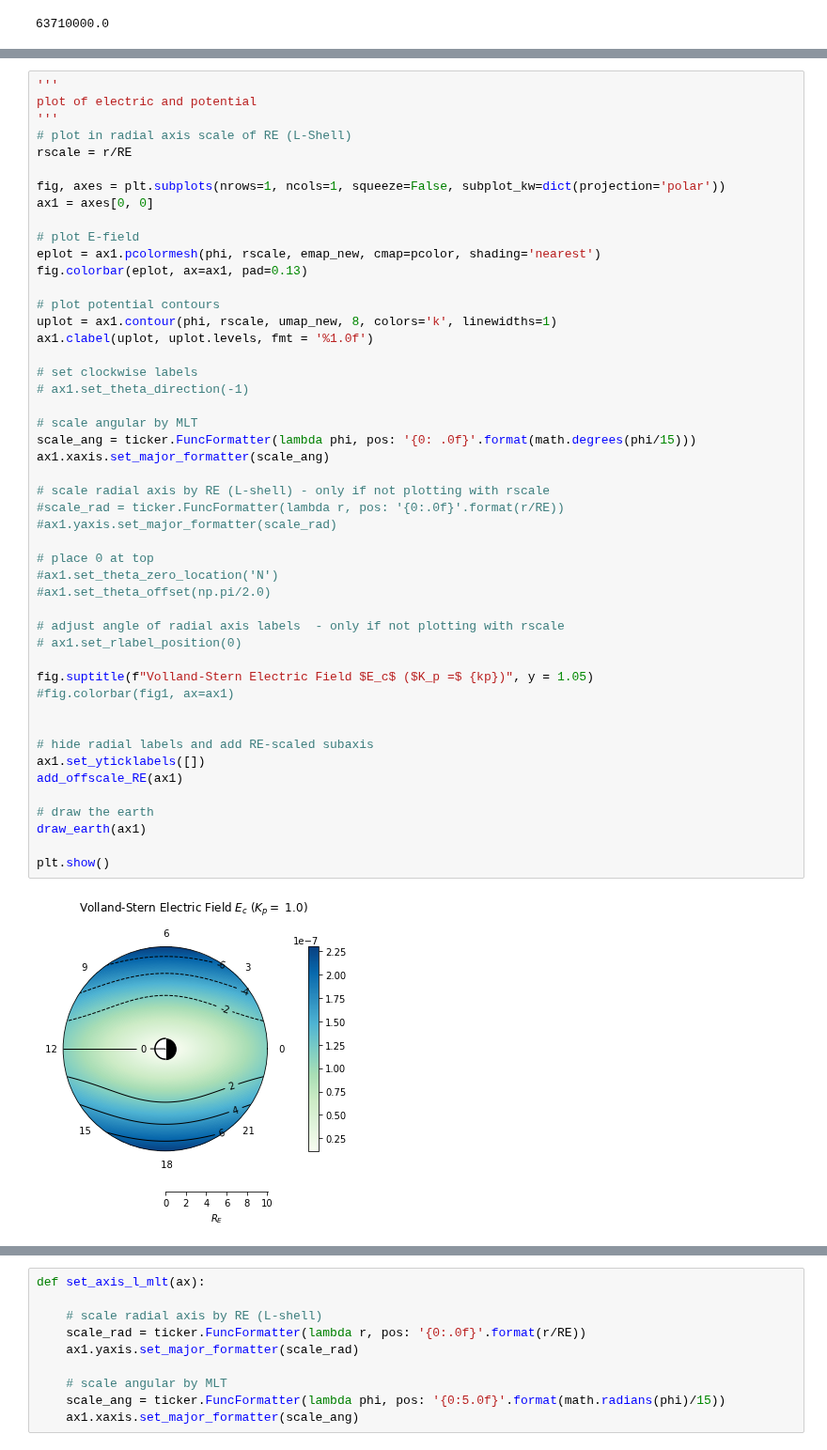
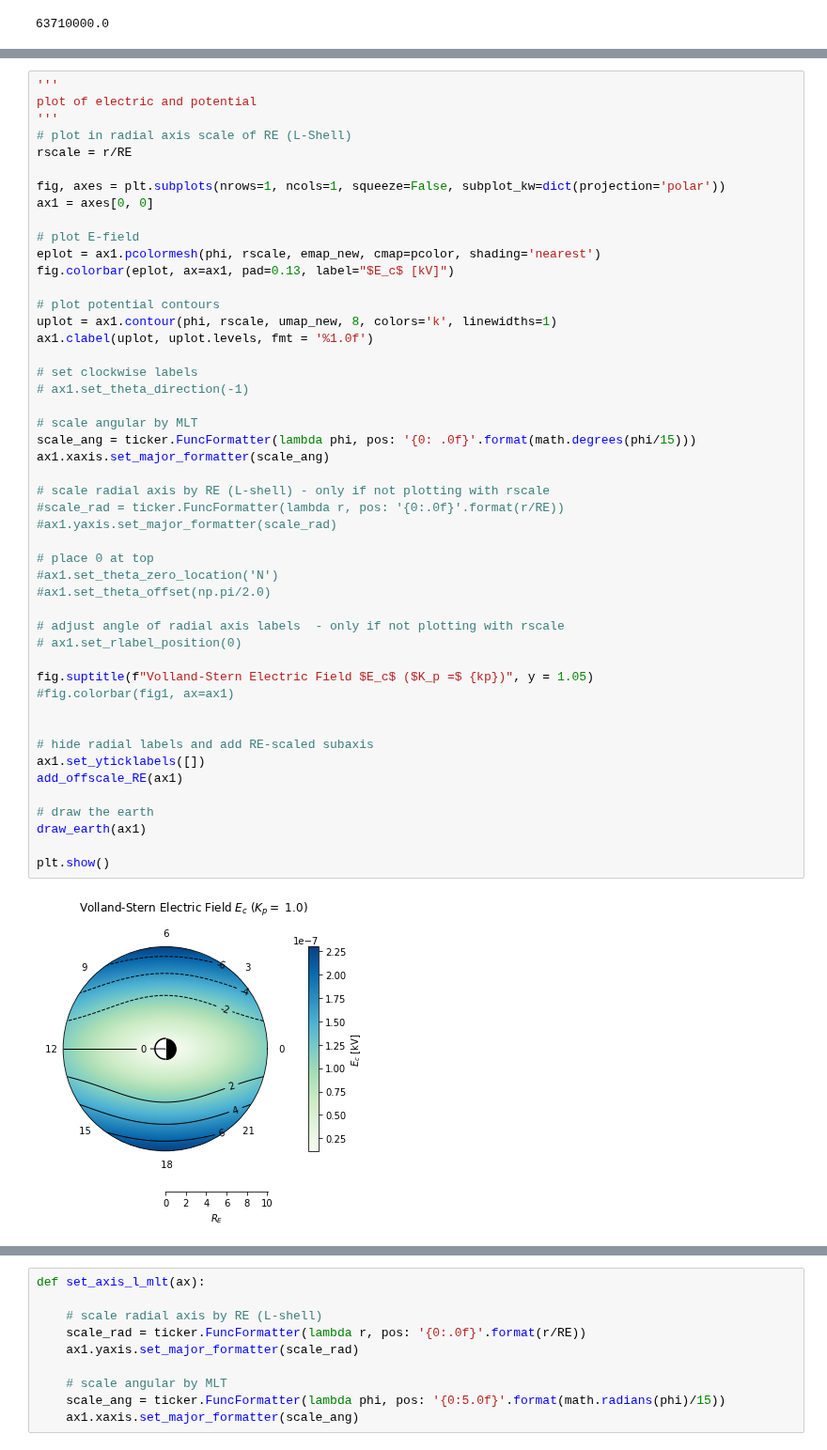
Before and after one commit to argallmr/imef, a Jupyter notebook: particle-tracing/electric-field/Volland-Stern.ipynb, the cells around one changed output, grey strips where cells are left out. Shown at 94% size. Cells and saved outputs as stored; diff of their text form.

```diff
--- a/particle-tracing/electric-field/Volland-Stern.ipynb
+++ b/particle-tracing/electric-field/Volland-Stern.ipynb
@@ -178,7 +192,7 @@ ax1 = axes[0, 0]
 
 # plot E-field
 eplot = ax1.pcolormesh(phi, rscale, emap_new, cmap=pcolor, shading='nearest')
-fig.colorbar(eplot, ax=ax1, pad=0.13)
+fig.colorbar(eplot, ax=ax1, pad=0.13, label="$E_c$ [kV]")
 
 # plot potential contours
 uplot = ax1.contour(phi, rscale, umap_new, 8, colors='k', linewidths=1)
@@ -188,31 +202,31 @@ ax1.clabel(uplot, uplot.levels, fmt = '%1.0f')
 # ax1.set_theta_direction(-1)
 
 # scale angular by MLT
 scale_ang = ticker.FuncFormatter(lambda phi, pos: '{0: .0f}'.format(math.degrees(phi/15)))
 ax1.xaxis.set_major_formatter(scale_ang)
 
 # scale radial axis by RE (L-shell) - only if not plotting with rscale
 #scale_rad = ticker.FuncFormatter(lambda r, pos: '{0:.0f}'.format(r/RE))
 #ax1.yaxis.set_major_formatter(scale_rad)
 
 # place 0 at top
 #ax1.set_theta_zero_location('N')
 #ax1.set_theta_offset(np.pi/2.0)
 
 # adjust angle of radial axis labels  - only if not plotting with rscale
 # ax1.set_rlabel_position(0)
 
 fig.suptitle(f"Volland-Stern Electric Field $E_c$ ($K_p =$ {kp})", y = 1.05)
 #fig.colorbar(fig1, ax=ax1)
 
 
 # hide radial labels and add RE-scaled subaxis
 ax1.set_yticklabels([])
 add_offscale_RE(ax1)
 
 # draw the earth
 draw_earth(ax1)
 
 plt.show()
 # %% [output]
-[figure, old version]
+[figure, new version]
```
Also changed, not shown: parts of 4 cells of this notebook.
